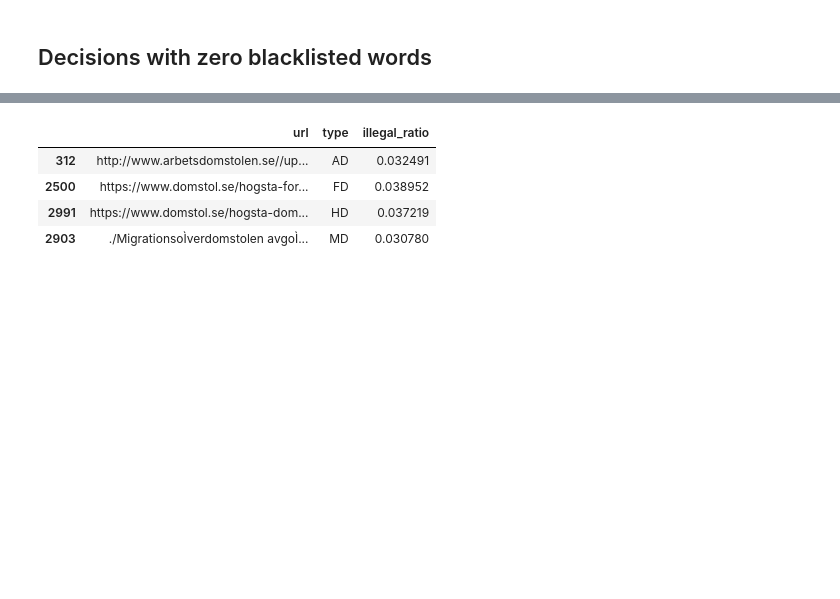
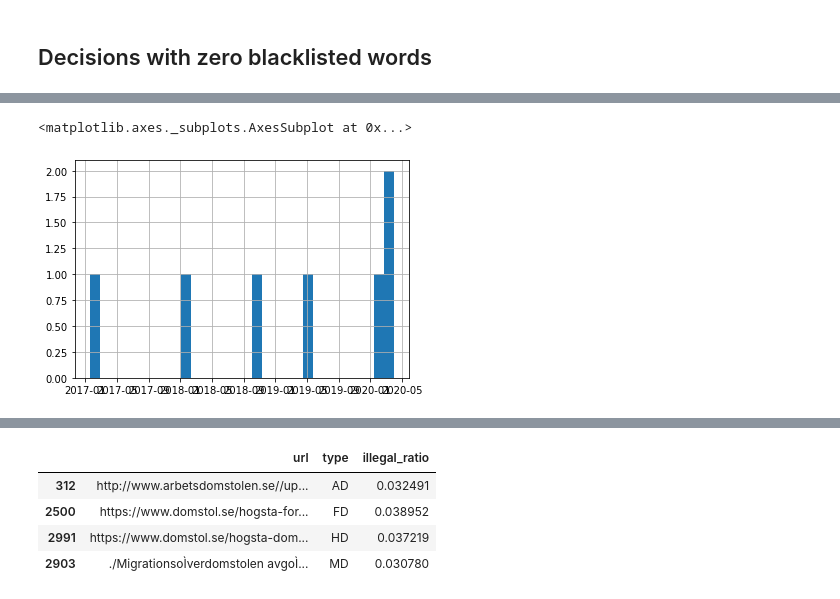
Before and after one commit to karvla/lawlingo, a Jupyter notebook: lawlingo.ipynb, the cells around one changed output, grey strips where cells are left out. Saved outputs shown, nothing was run; the diff lists cells and outputs as text; code cells hidden in the pictures; blank space fills up the shorter version.

```diff
--- a/lawlingo.ipynb
+++ b/lawlingo.ipynb
@@ -302,0 +303,5 @@ date
+# %%
+df2.loc[(df2['n_illegal_occurences'] == 0) & (df2['type'] == "MD")]['date'].hist(bins = 30)
+# %% [output]
+<matplotlib.axes._subplots.AxesSubplot at 0x...>
+[figure, added]
```
Also changed, not shown: parts of 3 cells of this notebook.
